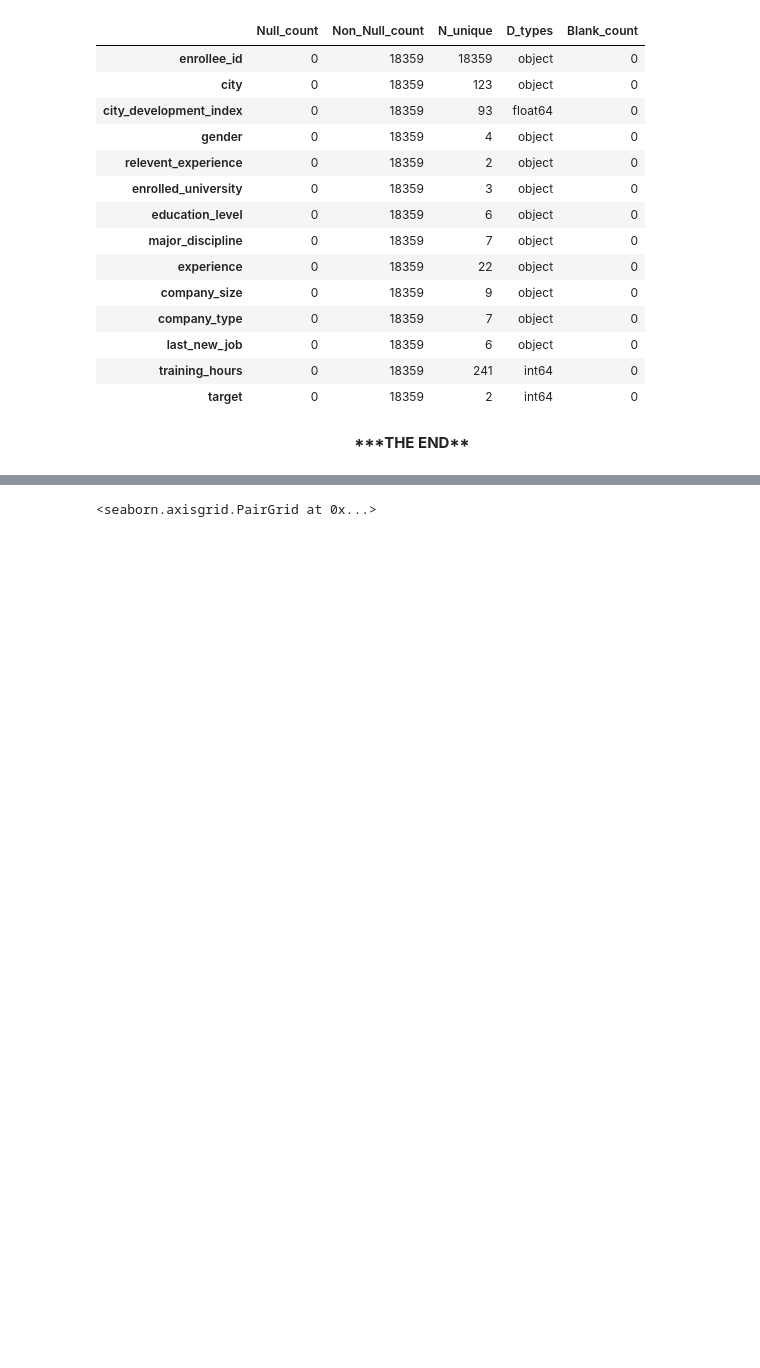
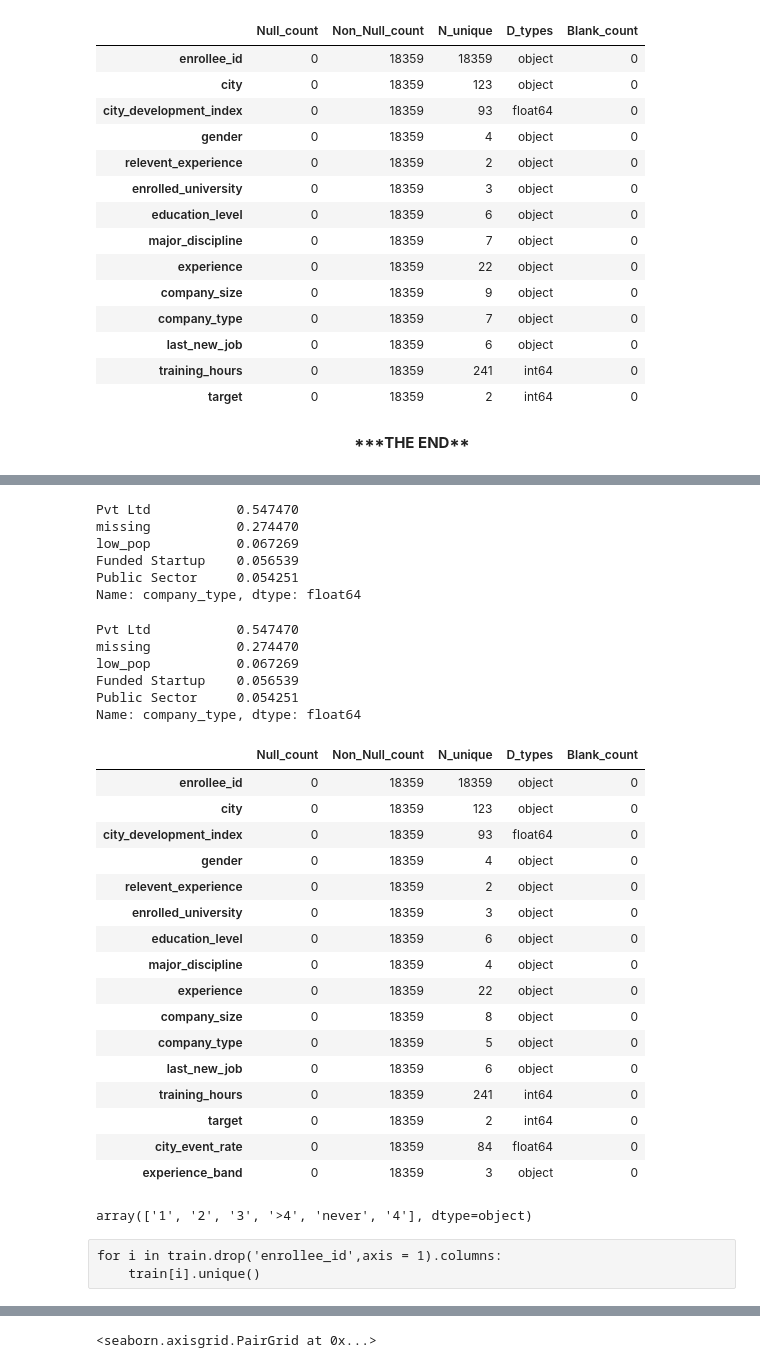
Before and after one commit to Vishnu1183/Hackathons, a Jupyter notebook: AV_HR_08May20/AV_HR_Cleaning_Feature_Engineering.ipynb, the cells around one changed output, grey strips where cells are left out. Cells and saved outputs as stored; diff of their text form; code cells hidden in the pictures; blank space fills up the shorter version.

Commit message:
number of levels reduced for cat vars

```diff
--- a/AV_HR_08May20/AV_HR_Cleaning_Feature_Engineering.ipynb
+++ b/AV_HR_08May20/AV_HR_Cleaning_Feature_Engineering.ipynb
@@ -353,0 +299,7 @@ ValueError: arrays must all be same length
+# %%
+var = 'major_discipline'
+temp = train[var].value_counts(normalize=True)
+temp = pd.Series(temp[temp> 0.03].index)
+#temp
+train[var] = np.where(train[var].isin(temp), train[var],'low_pop')
+train[var].value_counts(normalize=True)
@@ -353,0 +312,7 @@ ValueError: arrays must all be same length
+# %%
+var = 'company_size'
+temp = train[var].value_counts(normalize=True)
+temp = pd.Series(temp[temp> 0.05].index)
+#temp
+train[var] = np.where(train[var].isin(temp), train[var],'low_pop')
+train[var].value_counts(normalize=True)
@@ -353,0 +329,52 @@ ValueError: arrays must all be same length
+# %%
+var = 'company_type'
+temp = train[var].value_counts(normalize=True)
+temp = pd.Series(temp[temp> 0.05].index)
+#temp
+train[var] = np.where(train[var].isin(temp), train[var],'low_pop')
+train[var].value_counts(normalize=True)
+# %% [output]
+Pvt Ltd           0.547470
+missing           0.274470
+low_pop           0.067269
+Funded Startup    0.056539
+Public Sector     0.054251
+Name: company_type, dtype: float64
+# %%
+var = 'last_new_job'
+temp = train[var].value_counts(normalize=True)
+temp = pd.Series(temp[temp> 0.05].index)
+#temp
+train[var] = np.where(train[var].isin(temp), train[var],'low_pop')
+train[var].value_counts(normalize=True)
+# %% [output]
+Pvt Ltd           0.547470
+missing           0.274470
+low_pop           0.067269
+Funded Startup    0.056539
+Public Sector     0.054251
+Name: company_type, dtype: float64
+# %%
+data_info(train)
+# %% [output]
+|  | Null_count | Non_Null_count | N_unique | D_types | Blank_count |
+| enrollee_id | 0 | 18359 | 18359 | object | 0 |
+| city | 0 | 18359 | 123 | object | 0 |
+| city_development_index | 0 | 18359 | 93 | float64 | 0 |
+| gender | 0 | 18359 | 4 | object | 0 |
+| relevent_experience | 0 | 18359 | 2 | object | 0 |
+| enrolled_university | 0 | 18359 | 3 | object | 0 |
+| education_level | 0 | 18359 | 6 | object | 0 |
+| major_discipline | 0 | 18359 | 4 | object | 0 |
+| experience | 0 | 18359 | 22 | object | 0 |
+| company_size | 0 | 18359 | 8 | object | 0 |
+| company_type | 0 | 18359 | 5 | object | 0 |
+| last_new_job | 0 | 18359 | 6 | object | 0 |
+| training_hours | 0 | 18359 | 241 | int64 | 0 |
+| target | 0 | 18359 | 2 | int64 | 0 |
+| city_event_rate | 0 | 18359 | 84 | float64 | 0 |
+| experience_band | 0 | 18359 | 3 | object | 0 |
+# %%
+train.last_new_job.unique()
+# %% [output]
+array(['1', '2', '3', '>4', 'never', '4'], dtype=object)
@@ -353,0 +409,3 @@ ValueError: arrays must all be same length
+# %% [raw]
+for i in train.drop('enrollee_id',axis = 1).columns:
+    train[i].unique()
```
Also changed, not shown: parts of 27 cells of this notebook.
